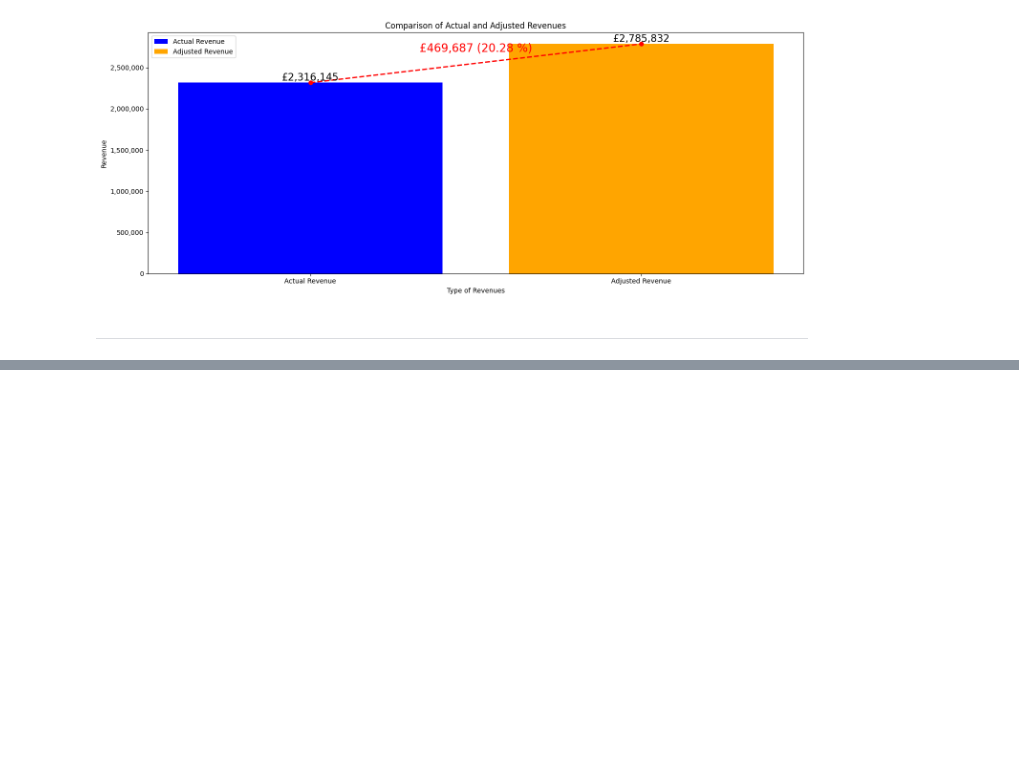
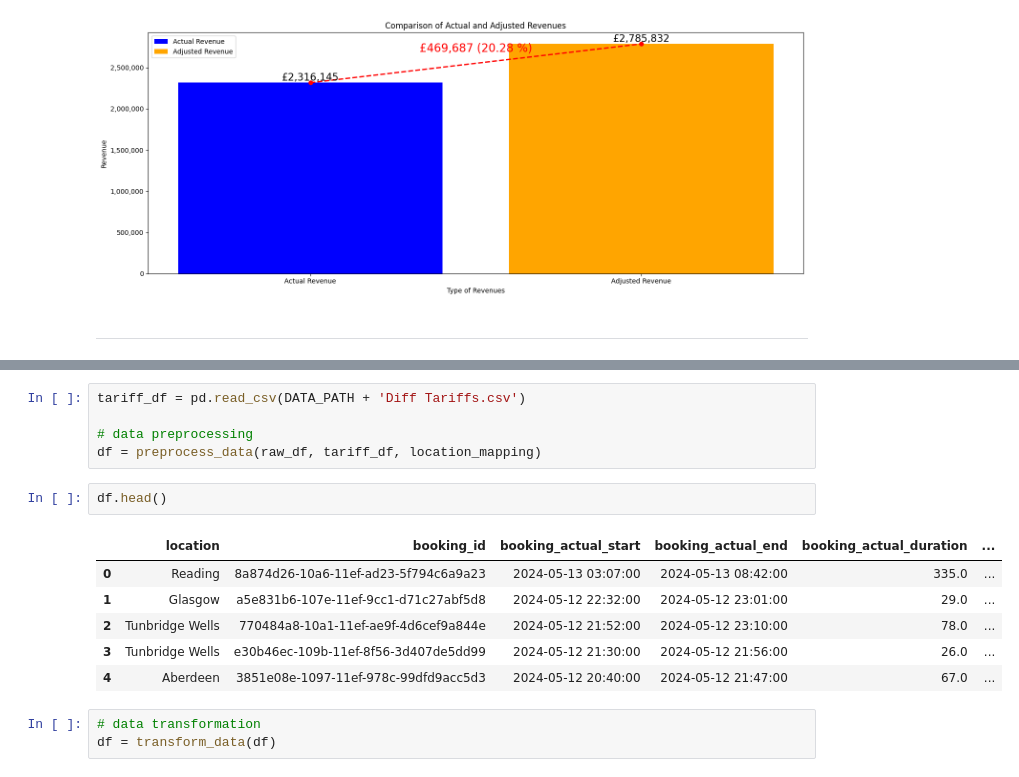
Before and after one commit to tejasnavalkhe/Optimising-Car-Sharing-Profitability-with-a-Regional-Pricing-Strategy, a Jupyter notebook: code/Model Building.ipynb, the cells around one changed output, grey strips where cells are left out. Cells and saved outputs as stored; diff of their text form; blank space fills up the shorter version.

```diff
--- a/code/Model Building.ipynb
+++ b/code/Model Building.ipynb
@@ -571,0 +843,17 @@ plot_revenue_comparison_overall(predictions_df)
+# %%
+tariff_df = pd.read_csv(DATA_PATH + 'Diff Tariffs.csv')
+
+# data preprocessing
+df = preprocess_data(raw_df, tariff_df, location_mapping)
+# %%
+df.head()
+# %% [output]
+|  | location | booking_id | booking_actual_start | booking_actual_end | booking_actual_duration | ... |
+| 0 | Reading | 8a874d26-10a6-11ef-ad23-5f794c6a9a23 | 2024-05-13 03:07:00 | 2024-05-13 08:42:00 | 335.0 | ... |
+| 1 | Glasgow | a5e831b6-107e-11ef-9cc1-d71c27abf5d8 | 2024-05-12 22:32:00 | 2024-05-12 23:01:00 | 29.0 | ... |
+| 2 | Tunbridge Wells | 770484a8-10a1-11ef-ae9f-4d6cef9a844e | 2024-05-12 21:52:00 | 2024-05-12 23:10:00 | 78.0 | ... |
+| 3 | Tunbridge Wells | e30b46ec-109b-11ef-8f56-3d407de5dd99 | 2024-05-12 21:30:00 | 2024-05-12 21:56:00 | 26.0 | ... |
+| 4 | Aberdeen | 3851e08e-1097-11ef-978c-99dfd9acc5d3 | 2024-05-12 20:40:00 | 2024-05-12 21:47:00 | 67.0 | ... |
+# %%
+# data transformation
+df = transform_data(df)
```
Also changed, not shown: parts of 34 cells of this notebook.
